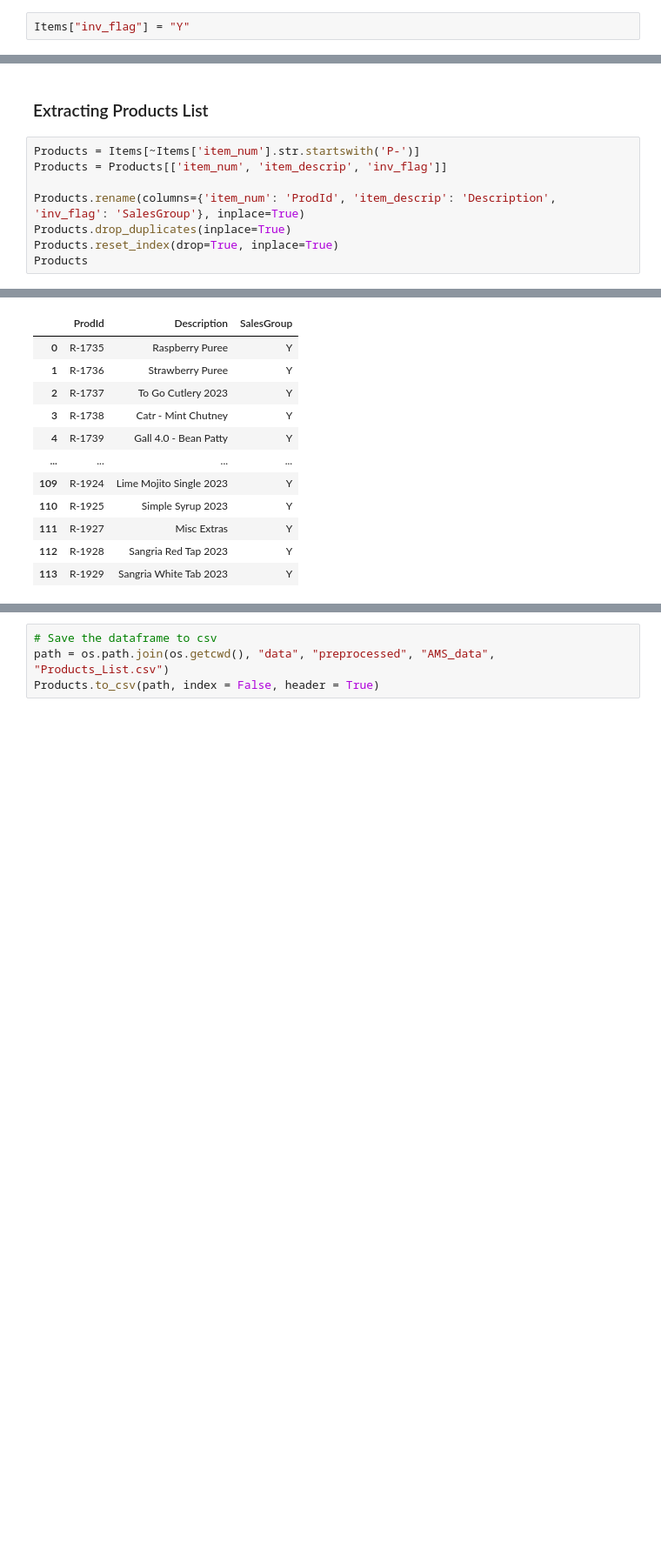
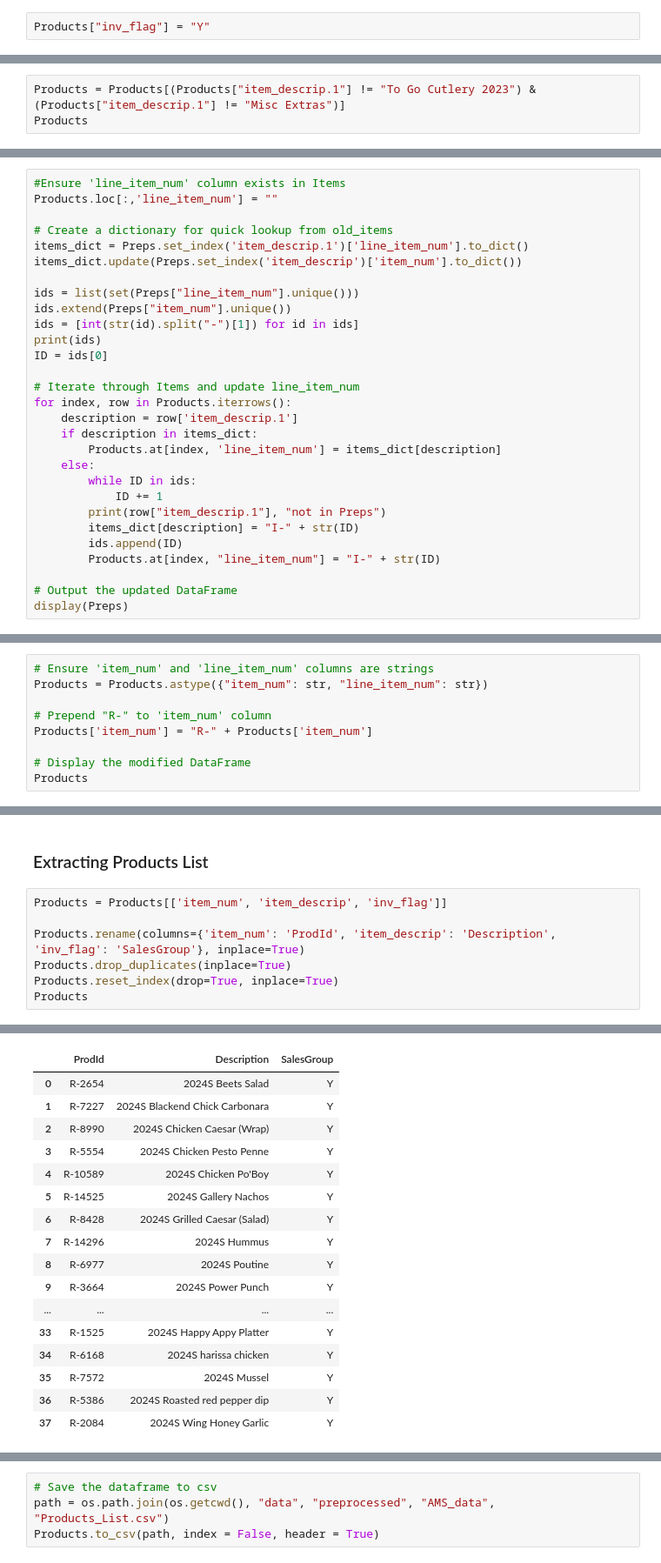
Before and after one commit to SEEDSProjects/CFFS_Label_2024_25, a Jupyter notebook: Notebooks_AMS/1_preprocessing_data.ipynb, the cells around one changed output, grey strips where cells are left out. Shown: that part at 87% size. Drawn from its saved outputs; the diff is of its cells as text; blank space fills up the shorter version.

```diff
--- a/Notebooks_AMS/1_preprocessing_data.ipynb
+++ b/Notebooks_AMS/1_preprocessing_data.ipynb
@@ -184,2 +296,2 @@ display(Items)
 # %%
-Items["inv_flag"] = "Y"
+Products["inv_flag"] = "Y"
@@ -268,0 +400,3 @@ print(type(Items['line_item_num'].iloc[0]))
+# %%
+Products = Products[(Products["item_descrip.1"] != "To Go Cutlery 2023") & (Products["item_descrip.1"] != "Misc Extras")]
+Products
@@ -268,0 +417,29 @@ print(type(Items['line_item_num'].iloc[0]))
+# %%
+#Ensure 'line_item_num' column exists in Items
+Products.loc[:,'line_item_num'] = ""
+
+# Create a dictionary for quick lookup from old_items
+items_dict = Preps.set_index('item_descrip.1')['line_item_num'].to_dict()
+items_dict.update(Preps.set_index('item_descrip')['item_num'].to_dict())
+
+ids = list(set(Preps["line_item_num"].unique()))
+ids.extend(Preps["item_num"].unique())
+ids = [int(str(id).split("-")[1]) for id in ids]
+print(ids)
+ID = ids[0]
+
+# Iterate through Items and update line_item_num
+for index, row in Products.iterrows():
+    description = row['item_descrip.1']
+    if description in items_dict:
+        Products.at[index, 'line_item_num'] = items_dict[description]
+    else:
+        while ID in ids:
+            ID += 1
+        print(row["item_descrip.1"], "not in Preps")
+        items_dict[description] = "I-" + str(ID)
+        ids.append(ID)
+        Products.at[index, "line_item_num"] = "I-" + str(ID)
+
+# Output the updated DataFrame
+display(Preps)
@@ -385,0 +552,9 @@ Items
+# %%
+# Ensure 'item_num' and 'line_item_num' columns are strings
+Products = Products.astype({"item_num": str, "line_item_num": str})
+
+# Prepend "R-" to 'item_num' column
+Products['item_num'] = "R-" + Products['item_num']
+
+# Display the modified DataFrame
+Products
@@ -421,7 +602,6 @@ Ingredients.to_csv(path, index = False, header = True)
 # %% [markdown]
 ### Extracting Products List
 # %%
-Products = Items[~Items['item_num'].str.startswith('P-')]
 Products = Products[['item_num', 'item_descrip', 'inv_flag']]
 
 Products.rename(columns={'item_num': 'ProdId', 'item_descrip': 'Description', 'inv_flag': 'SalesGroup'}, inplace=True)
@@ -432,12 +620,17 @@ Products
 |  | ProdId | Description | SalesGroup |
-| 0 | R-1735 | Raspberry Puree | Y |
-| 1 | R-1736 | Strawberry Puree | Y |
-| 2 | R-1737 | To Go Cutlery 2023 | Y |
-| 3 | R-1738 | Catr - Mint Chutney | Y |
-| 4 | R-1739 | Gall 4.0 - Bean Patty | Y |
+| 0 | R-2654 | 2024S Beets Salad | Y |
+| 1 | R-7227 | 2024S Blackend Chick Carbonara | Y |
+| 2 | R-8990 | 2024S Chicken Caesar (Wrap) | Y |
+| 3 | R-5554 | 2024S Chicken Pesto Penne | Y |
+| 4 | R-10589 | 2024S Chicken Po'Boy | Y |
+| 5 | R-14525 | 2024S Gallery Nachos | Y |
+| 6 | R-8428 | 2024S Grilled Caesar (Salad) | Y |
+| 7 | R-14296 | 2024S Hummus | Y |
+| 8 | R-6977 | 2024S Poutine | Y |
+| 9 | R-3664 | 2024S Power Punch | Y |
 | ... | ... | ... | ... |
-| 109 | R-1924 | Lime Mojito Single 2023 | Y |
-| 110 | R-1925 | Simple Syrup 2023 | Y |
-| 111 | R-1927 | Misc Extras | Y |
-| 112 | R-1928 | Sangria Red Tap 2023 | Y |
-| 113 | R-1929 | Sangria White Tab 2023 | Y |
+| 33 | R-1525 | 2024S Happy Appy Platter | Y |
+| 34 | R-6168 | 2024S harissa chicken | Y |
+| 35 | R-7572 | 2024S Mussel | Y |
+| 36 | R-5386 | 2024S Roasted red pepper dip | Y |
+| 37 | R-2084 | 2024S Wing Honey Garlic | Y |
```
Also changed, not shown: parts of 58 cells of this notebook, 4 other files.
